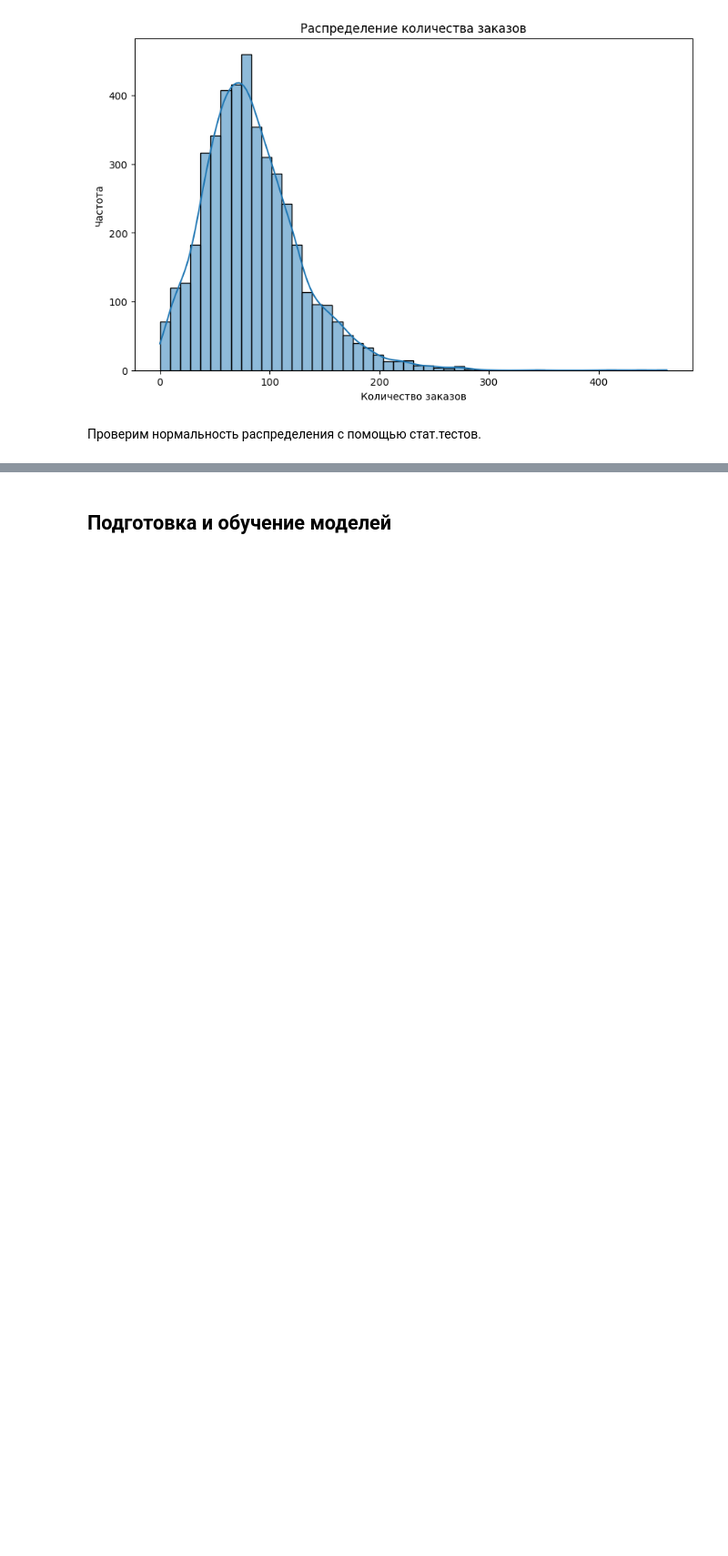
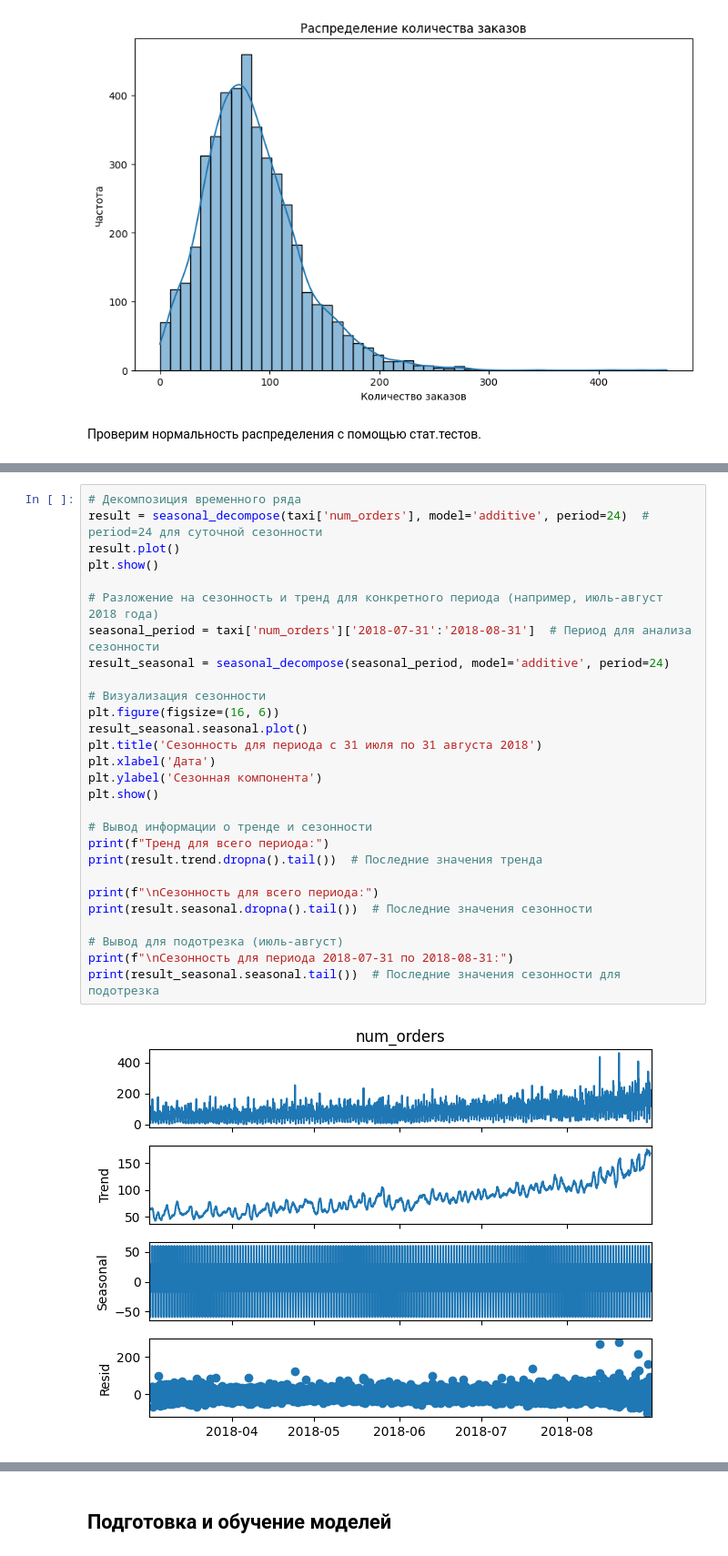
Before and after one commit to NickolasZH/practicum, a Jupyter notebook: taxi.ipynb, the cells around one changed output, grey strips where cells are left out. Shown: that part at 91% size. Saved outputs shown, nothing was run; the diff lists cells and outputs as text; blank space fills up the shorter version.

```diff
--- a/taxi.ipynb
+++ b/taxi.ipynb
@@ -217,0 +422,30 @@ Kolmogorov-Smirnov test: статистика=0.07040534, p-значение=0.0
+# %%
+# Декомпозиция временного ряда
+result = seasonal_decompose(taxi['num_orders'], model='additive', period=24)  # period=24 для суточной сезонности
+result.plot()
+plt.show()
+
+# Разложение на сезонность и тренд для конкретного периода (например, июль-август 2018 года)
+seasonal_period = taxi['num_orders']['2018-07-31':'2018-08-31']  # Период для анализа сезонности
+result_seasonal = seasonal_decompose(seasonal_period, model='additive', period=24)
+
+# Визуализация сезонности
+plt.figure(figsize=(16, 6))
+result_seasonal.seasonal.plot()
+plt.title('Сезонность для периода с 31 июля по 31 августа 2018')
+plt.xlabel('Дата')
+plt.ylabel('Сезонная компонента')
+plt.show()
+
+# Вывод информации о тренде и сезонности
+print(f"Тренд для всего периода:")
+print(result.trend.dropna().tail())  # Последние значения тренда
+
+print(f"\nСезонность для всего периода:")
+print(result.seasonal.dropna().tail())  # Последние значения сезонности
+
+# Вывод для подотрезка (июль-август)
+print(f"\nСезонность для периода 2018-07-31 по 2018-08-31:")
+print(result_seasonal.seasonal.tail())  # Последние значения сезонности для подотрезка
+# %% [output]
+[figure, added]
```
Also changed, not shown: parts of 38 cells of this notebook, 1 other file.
